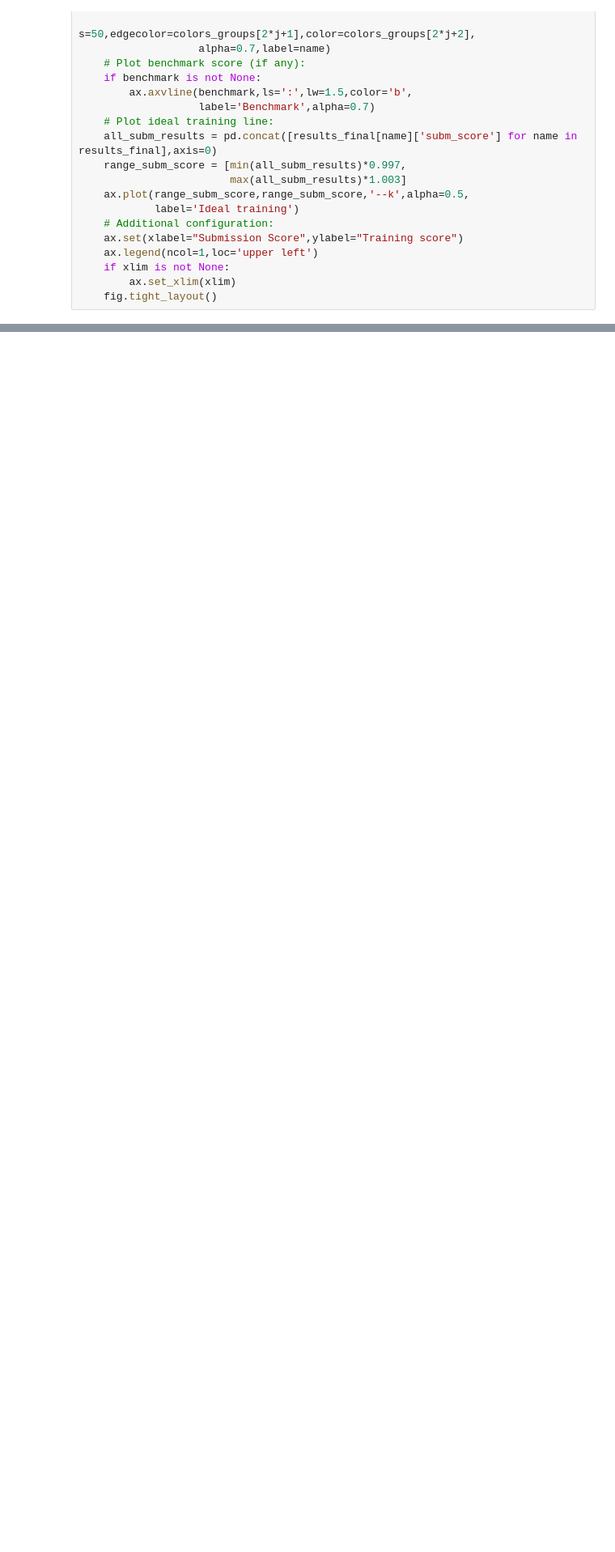
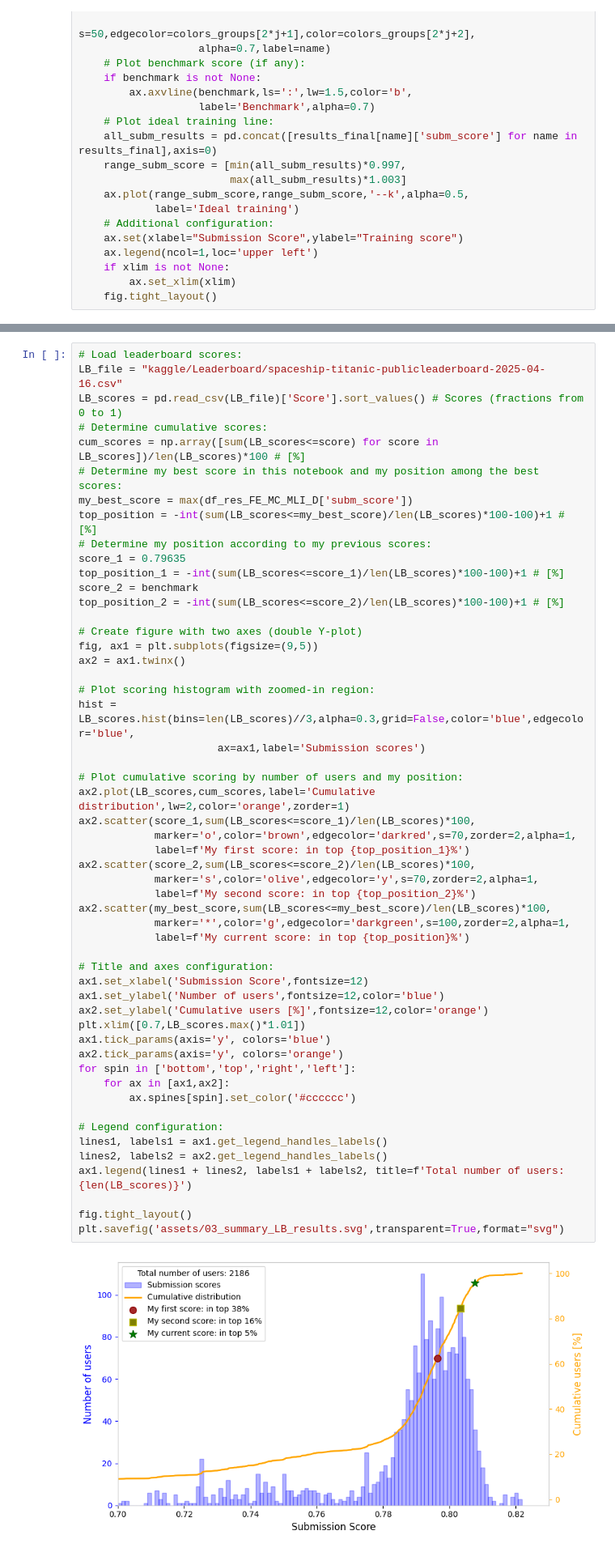
Before and after one commit to Fertmeneses/titanic-spaceship-kaggle, a Jupyter notebook: 03_spaceship-titanic-data-imputation.ipynb, the cells around one changed output, grey strips where cells are left out. Shown at 81% size. Saved outputs shown, nothing was run; the diff lists cells and outputs as text; blank space fills up the shorter version.

```diff
--- a/03_spaceship-titanic-data-imputation.ipynb
+++ b/03_spaceship-titanic-data-imputation.ipynb
@@ -1880,0 +1870,55 @@ compare_submission_scores(results,benchmark=benchmark,figsize=(10,5),x_min_filte
+# %%
+# Load leaderboard scores:
+LB_file = "kaggle/Leaderboard/spaceship-titanic-publicleaderboard-2025-04-16.csv"
+LB_scores = pd.read_csv(LB_file)['Score'].sort_values() # Scores (fractions from 0 to 1)
+# Determine cumulative scores:
+cum_scores = np.array([sum(LB_scores<=score) for score in LB_scores])/len(LB_scores)*100 # [%]
+# Determine my best score in this notebook and my position among the best scores:
+my_best_score = max(df_res_FE_MC_MLI_D['subm_score'])
+top_position = -int(sum(LB_scores<=my_best_score)/len(LB_scores)*100-100)+1 # [%]
+# Determine my position according to my previous scores:
+score_1 = 0.79635
+top_position_1 = -int(sum(LB_scores<=score_1)/len(LB_scores)*100-100)+1 # [%]
+score_2 = benchmark
+top_position_2 = -int(sum(LB_scores<=score_2)/len(LB_scores)*100-100)+1 # [%]
+
+# Create figure with two axes (double Y-plot)
+fig, ax1 = plt.subplots(figsize=(9,5))
+ax2 = ax1.twinx()
+
+# Plot scoring histogram with zoomed-in region:
+hist = LB_scores.hist(bins=len(LB_scores)//3,alpha=0.3,grid=False,color='blue',edgecolor='blue',
+                      ax=ax1,label='Submission scores')
+
+# Plot cumulative scoring by number of users and my position:
+ax2.plot(LB_scores,cum_scores,label='Cumulative distribution',lw=2,color='orange',zorder=1)
+ax2.scatter(score_1,sum(LB_scores<=score_1)/len(LB_scores)*100,
+            marker='o',color='brown',edgecolor='darkred',s=70,zorder=2,alpha=1,
+            label=f'My first score: in top {top_position_1}%')
+ax2.scatter(score_2,sum(LB_scores<=score_2)/len(LB_scores)*100,
+            marker='s',color='olive',edgecolor='y',s=70,zorder=2,alpha=1,
+            label=f'My second score: in top {top_position_2}%')
+ax2.scatter(my_best_score,sum(LB_scores<=my_best_score)/len(LB_scores)*100,
+            marker='*',color='g',edgecolor='darkgreen',s=100,zorder=2,alpha=1,
+            label=f'My current score: in top {top_position}%')
+
+# Title and axes configuration:
+ax1.set_xlabel('Submission Score',fontsize=12)
+ax1.set_ylabel('Number of users',fontsize=12,color='blue')
+ax2.set_ylabel('Cumulative users [%]',fontsize=12,color='orange')
+plt.xlim([0.7,LB_scores.max()*1.01])
+ax1.tick_params(axis='y', colors='blue')
+ax2.tick_params(axis='y', colors='orange')
+for spin in ['bottom','top','right','left']:
+    for ax in [ax1,ax2]:
+        ax.spines[spin].set_color('#cccccc')
+
+# Legend configuration:
+lines1, labels1 = ax1.get_legend_handles_labels()
+lines2, labels2 = ax2.get_legend_handles_labels()
+ax1.legend(lines1 + lines2, labels1 + labels2, title=f'Total number of users: {len(LB_scores)}')
+
+fig.tight_layout()
+plt.savefig('assets/03_summary_LB_results.svg',transparent=True,format="svg")
+# %% [output]
+[figure, added]
```
Also changed, not shown: parts of 8 cells of this notebook, 3 other files.
